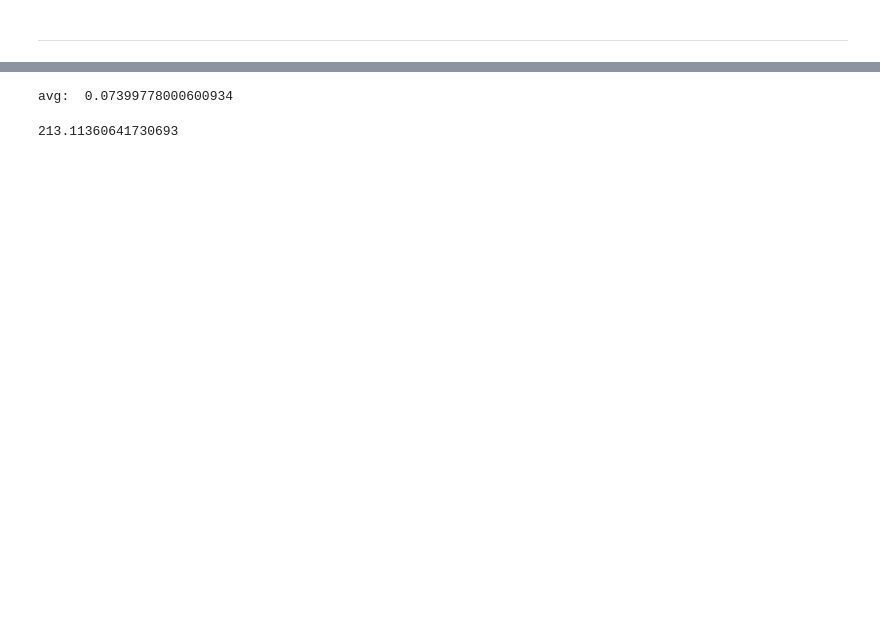
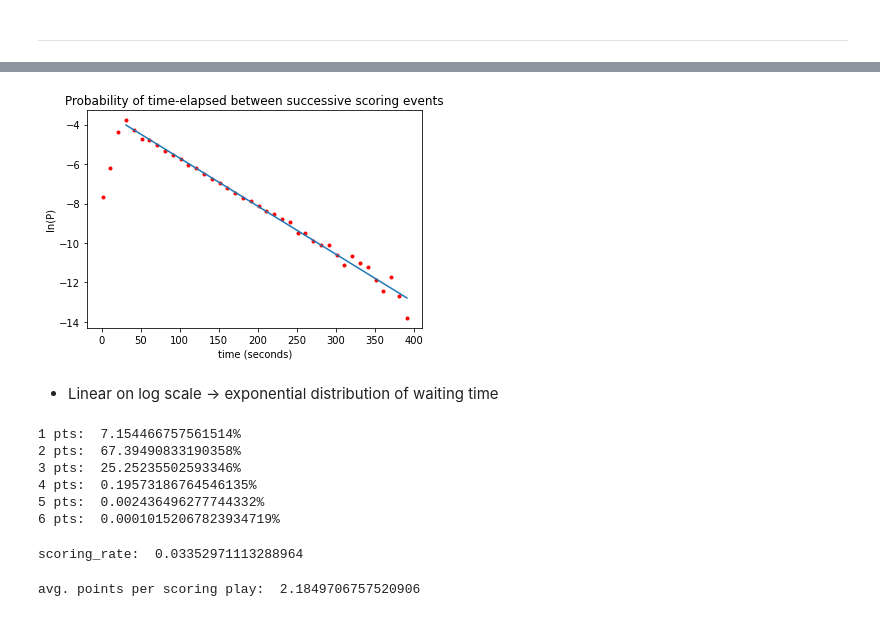
Before and after one commit to bryantx22/nba_random_walk, a Jupyter notebook: pbp_games/scoring_rate_and_dist.ipynb, the cells around one changed output, grey strips where cells are left out. Cells and saved outputs as stored; diff of their text form; code cells hidden in the pictures; blank space fills up the shorter version.

```diff
--- a/pbp_games/scoring_rate_and_dist.ipynb
+++ b/pbp_games/scoring_rate_and_dist.ipynb
@@ -146,8 +201,43 @@ plt.plot (sec, score)
+# %%
+from sklearn.linear_model import LinearRegression
+
+model = LinearRegression ()
+X_fit = np.array (sec[31:400:10]).reshape (-1, 1)
+Y_fit = np.array (scoring_time_prob[31:400:10]).reshape (-1, 1)
+model.fit (X_fit, Y_fit)
+y_pred = model.predict (np.array(sec[31:400:10]).reshape (-1, 1))
+
+plt.title ("Probability of time-elapsed between successive scoring events")
+plt.xlabel ("time (seconds)")
+plt.ylabel ("ln(P)")
+plt.scatter (sec[1:400:10], scoring_time_prob[1:400:10], marker=".", color="red")
+plt.plot (sec[31:400:10], y_pred)
+plt.show ()
+# %% [output]
+[figure, added]
+# %% [markdown]
+* Linear on log scale -> exponential distribution of waiting time
+# %%
+scoring_decomp_pct = scoring_decomp_tot / np.sum (scoring_decomp_tot)
+for i in range (1, len(scoring_decomp_pct)):
+    print (i, "pts: ", str(scoring_decomp_pct [i]*100)+"%")
+# %% [output]
+1 pts:  7.154466757561514%
+2 pts:  67.39490833190358%
+3 pts:  25.25235502593346%
+4 pts:  0.19573186764546135%
+5 pts:  0.002436496277744332%
+6 pts:  0.00010152067823934719%
 # %%
-print ("avg: ", np.mean(score))
+print ("scoring_rate: ",  np.mean(scoring_plays_either)/len(games))
 # %% [output]
-avg:  0.07399778000600934
+scoring_rate:  0.03352971113288964
-# %%
-0.07399778000600934*2880
-# %% [output]
-213.11360641730693
+# %%
+avg_pts = 0
+
+for i in range (1, len(scoring_decomp_pct)):
+    avg_pts += i*scoring_decomp_pct [i]
+
+print ("avg. points per scoring play: ",  avg_pts)
+# %% [output]
+avg. points per scoring play:  2.1849706757520906
```
Also changed, not shown: parts of 14 cells of this notebook, 4 other files.
